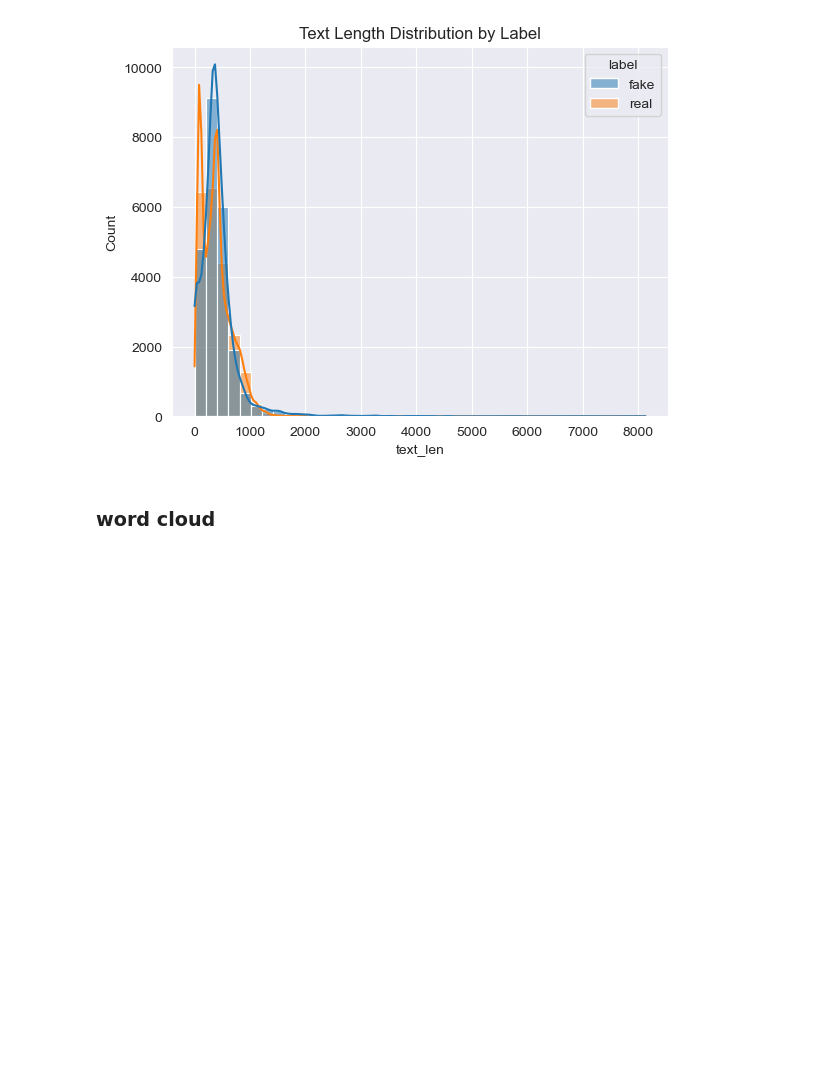
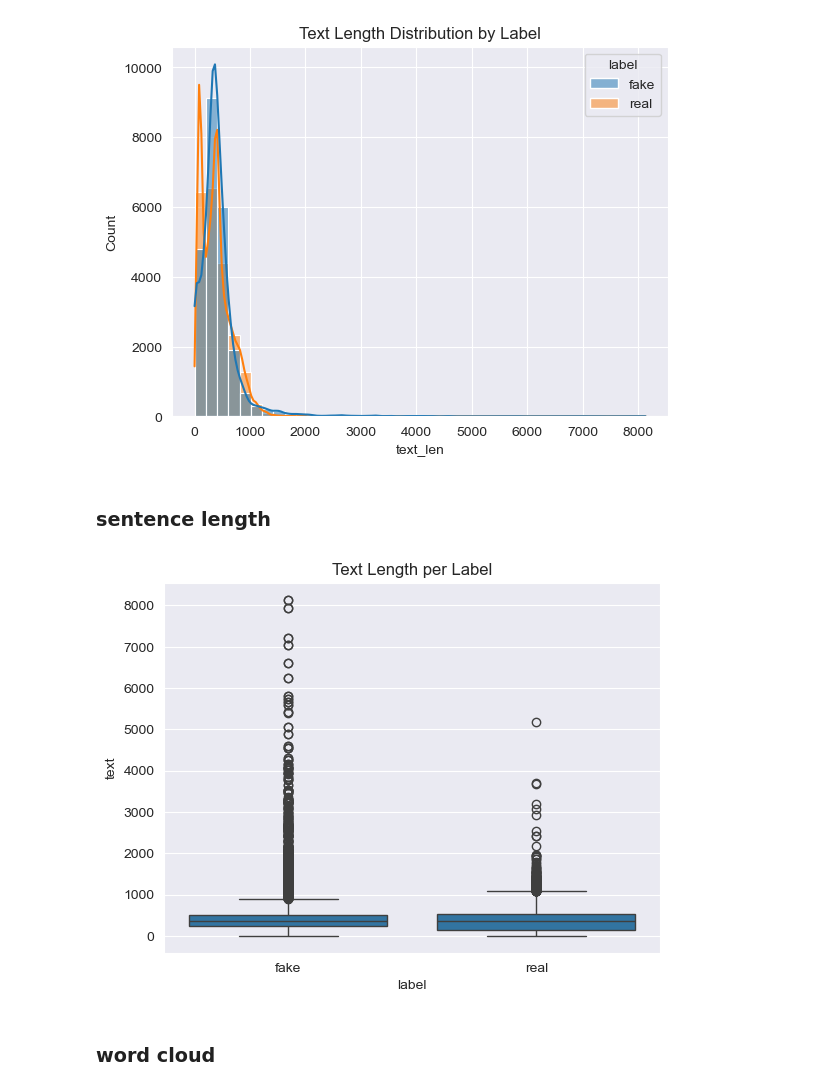
Before and after one commit to ranaehelal/fake_news_classifier, a Jupyter notebook: notebooks/01_eda.ipynb, the cells around one changed output. Drawn from its saved outputs; the diff is of its cells as text; code cells hidden in the pictures; blank space fills up the shorter version.

```diff
--- a/notebooks/01_eda.ipynb
+++ b/notebooks/01_eda.ipynb
@@ -97,0 +121,12 @@ np.int64(213)
+# %%
+from langdetect import detect, LangDetectException
+
+def safe_detect(text):
+    try:
+        if not text or len(text.strip()) < 3:
+            return "unknown"
+        return detect(text)
+    except LangDetectException:
+        return "unknown"
+
+df_kaggle['lang'] = df_kaggle['text'].apply(lambda x: safe_detect(str(x)))
@@ -98,3 +138,5 @@ np.int64(213)
+# %%
+df_kaggle.drop(columns=['lang'], inplace=True)
 # %% [markdown]
 ## visualization
 # %%
@@ -120,6 +162,14 @@ plt.show()
 df_kaggle.drop(columns=['text_len'], inplace=True)
 # %% [output]
 [figure]
+# %% [markdown]
+### sentence length
+# %%
+sns.boxplot(data=df_kaggle, x='label', y=df_kaggle['text'].apply(lambda x: len(str(x).split())))
+plt.title("Text Length per Label")
+plt.show()
+# %% [output]
+[figure, added]
 # %% [markdown]
 ### word cloud
 # %%
```
Also changed, not shown: parts of 13 cells of this notebook, 1 other file.
